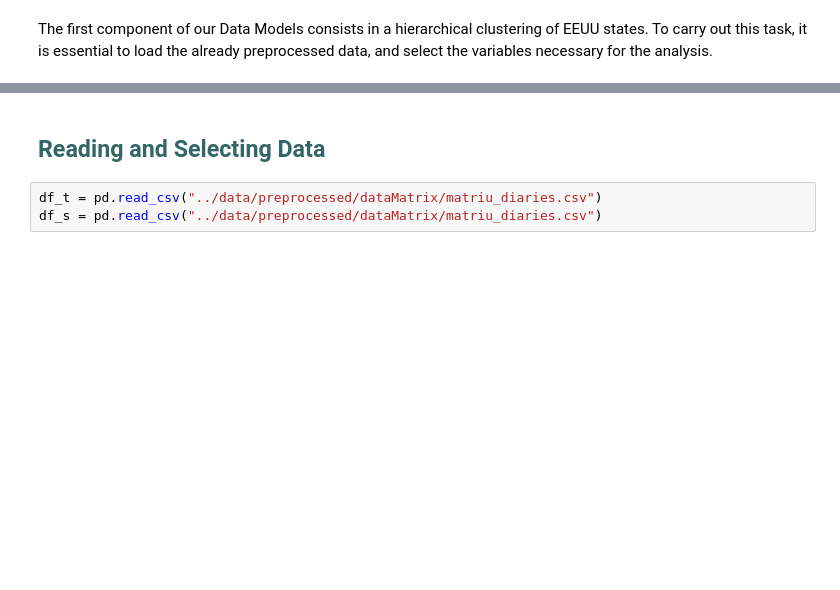
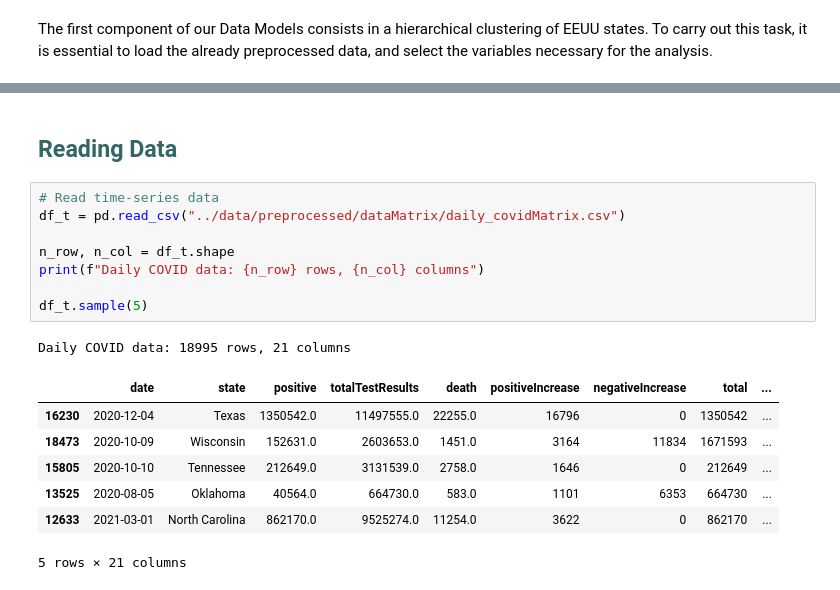
Before and after one commit to albertojc6/IDSS-Pandemic_Control, a Jupyter notebook: src_models/hier_clustering.ipynb, the cells around one changed output, grey strips where cells are left out. Saved outputs shown, nothing was run; the diff lists cells and outputs as text; blank space fills up the shorter version.

```diff
--- a/src_models/hier_clustering.ipynb
+++ b/src_models/hier_clustering.ipynb
@@ -7,5 +21,19 @@ import pandas as pd
 # %% [markdown]
-## <span style="font-family:Courier New; color:#336666">**Reading and Selecting Data**</span>
+## <span style="font-family:Courier New; color:#336666">**Reading Data**</span>
 # %%
-df_t = pd.read_csv("../data/preprocessed/dataMatrix/matriu_diaries.csv")
-df_s = pd.read_csv("../data/preprocessed/dataMatrix/matriu_diaries.csv")
+# Read time-series data
+df_t = pd.read_csv("../data/preprocessed/dataMatrix/daily_covidMatrix.csv")
+
+n_row, n_col = df_t.shape
+print(f"Daily COVID data: {n_row} rows, {n_col} columns")
+
+df_t.sample(5)
+# %% [output]
+Daily COVID data: 18995 rows, 21 columns
+|  | date | state | positive | totalTestResults | death | positiveIncrease | negativeIncrease | total | ... |
+| 16230 | 2020-12-04 | Texas | 1350542.0 | 11497555.0 | 22255.0 | 16796 | 0 | 1350542 | ... |
+| 18473 | 2020-10-09 | Wisconsin | 152631.0 | 2603653.0 | 1451.0 | 3164 | 11834 | 1671593 | ... |
+| 15805 | 2020-10-10 | Tennessee | 212649.0 | 3131539.0 | 2758.0 | 1646 | 0 | 212649 | ... |
+| 13525 | 2020-08-05 | Oklahoma | 40564.0 | 664730.0 | 583.0 | 1101 | 6353 | 664730 | ... |
+| 12633 | 2021-03-01 | North Carolina | 862170.0 | 9525274.0 | 11254.0 | 3622 | 0 | 862170 | ... |
+5 rows × 21 columns
```
Also changed, not shown: parts of 28 cells of this notebook, 1 other file.
